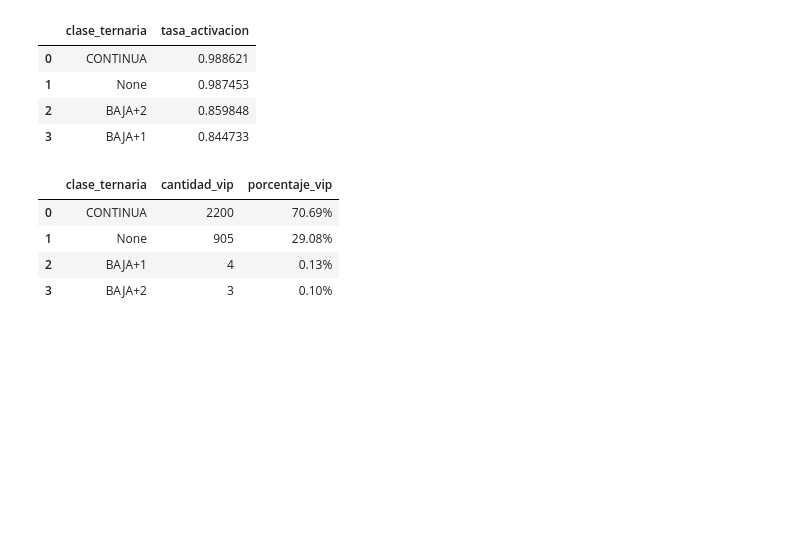
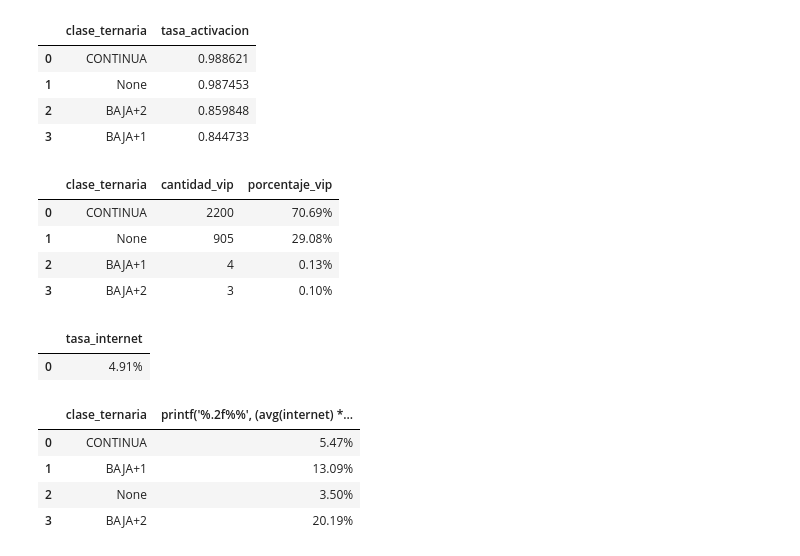
Before and after one commit to tobiartinian/Econom-a-y-Finanzas, a Jupyter notebook: EDA.ipynb, the cells around one changed output. Drawn from its saved outputs; the diff is of its cells as text; code cells hidden in the pictures; blank space fills up the shorter version.

```diff
--- a/EDA.ipynb
+++ b/EDA.ipynb
@@ -103,3 +103,24 @@ ORDER BY cantidad_vip DESC;
 | 1 | None | 905 | 29.08% |
 | 2 | BAJA+1 | 4 | 0.13% |
 | 3 | BAJA+2 | 3 | 0.10% |
+# %%
+%%sql
+SELECT
+  PRINTF('%.2f%%',AVG(internet)*100) as tasa_internet
+FROM competencia_01
+# %% [output]
+|  | tasa_internet |
+| 0 | 4.91% |
+# %%
+%%sql
+SELECT
+  clase_ternaria,
+  PRINTF('%.2f%%',AVG(internet)*100)
+FROM competencia_01
+GROUP BY clase_ternaria
+# %% [output]
+|  | clase_ternaria | printf('%.2f%%', (avg(internet) *... |
+| 0 | CONTINUA | 5.47% |
+| 1 | BAJA+1 | 13.09% |
+| 2 | None | 3.50% |
+| 3 | BAJA+2 | 20.19% |
```
